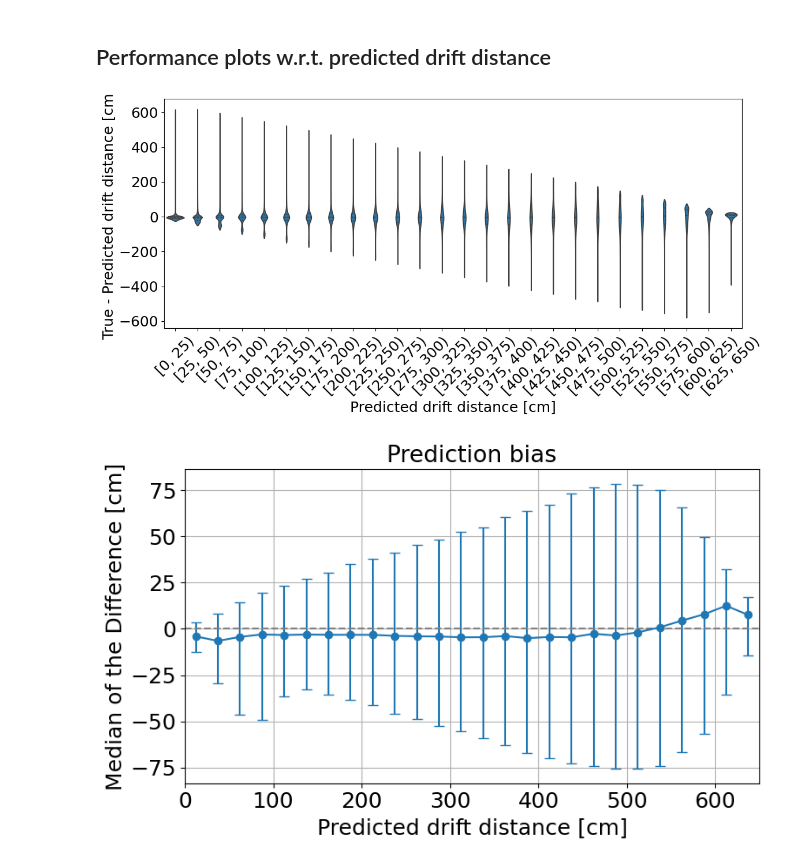
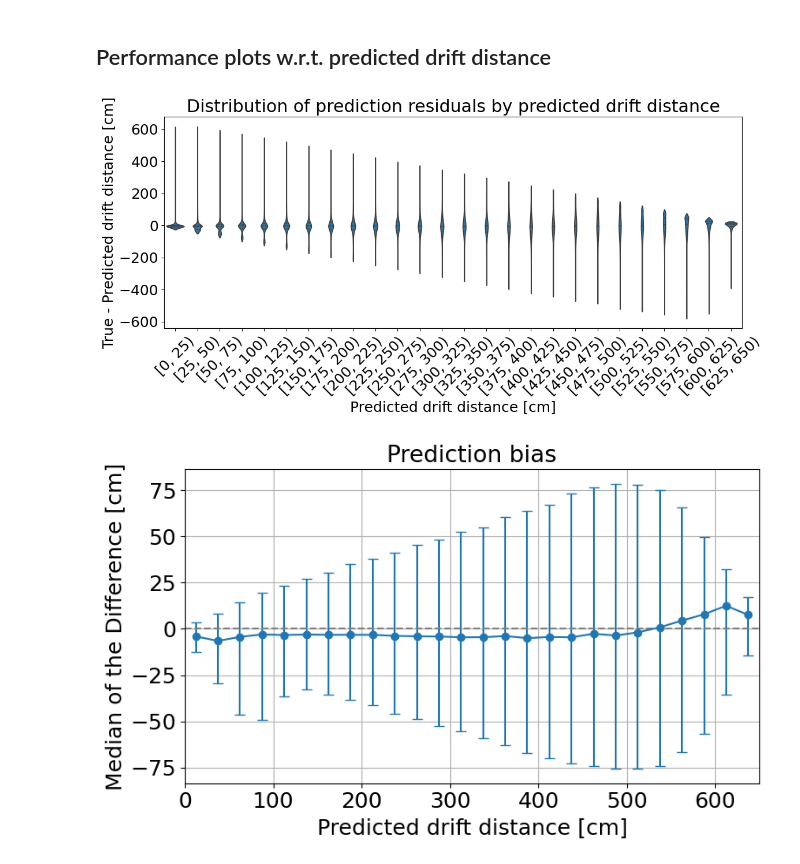
Before and after one commit to wangbtc/GAMPix4SNe, a Jupyter notebook: Analysis/plotNNPerformance.ipynb, the cells around one changed output. Drawn from its saved outputs; the diff is of its cells as text; code cells hidden in the pictures.

```diff
--- a/Analysis/plotNNPerformance.ipynb
+++ b/Analysis/plotNNPerformance.ipynb
@@ -98,7 +98,7 @@ def plot_drift_performance(
 
     # absolute summary
     abs_summary = (
-        work_df.groupby("drift_bin")["diff"]
+        work_df.groupby("drift_bin", observed = True)["diff"]
         .quantile([0.16, 0.50, 0.84])
         .unstack()
         .rename(columns = {0.16: "diff_q16", 0.50: "diff_q50", 0.84: "diff_q84"})
@@ -107,14 +107,14 @@ def plot_drift_performance(
     # relative summary
     rel_summary = (
         work_df.dropna(subset = ["rel_diff"])
-        .groupby("drift_bin")["rel_diff"]
+        .groupby("drift_bin", observed = True)["rel_diff"]
         .quantile([0.16, 0.50, 0.84])
         .unstack()
         .rename(columns = {0.16: "rel_q16", 0.50: "rel_q50", 0.84: "rel_q84"})
     )
 
     # counts and x positions
-    count_summary = work_df.groupby("drift_bin").size().to_frame("count")
+    count_summary = work_df.groupby("drift_bin", observed = True).size().to_frame("count")
 
     summary = abs_summary.join(rel_summary, how = "left").join(count_summary, how = "left").reset_index()
 
@@ -137,7 +137,7 @@ def plot_drift_performance(
 # %% [markdown]
 ## Performance plots w.r.t. predicted drift distance
 # %%
-work_df, summary = plot_drift_performance(
+work_df_pred, summary_pred = plot_drift_performance(
     df,
     ref_col = "pred_drift",
     compare_col = "drift_avg",
@@ -149,29 +149,29 @@ figsize_summary = (8, 5)
 # %%
 # --------------------
 # 1. Violin plot
 # --------------------
 plt.rcParams.update({"font.size": 18,
                      "axes.labelsize": 18,
                      "xtick.labelsize": 18,
                      "ytick.labelsize": 18,})
 fig, ax = plt.subplots(figsize = figsize_violin)
 
 sns.violinplot(
-    data = work_df,
+    data = work_df_pred,
     x = "drift_bin_label",
     y = "diff",
     inner = "quartile",
     cut = 0,
     ax = ax
 )
 ax.set_xlabel(f"Predicted drift distance [cm]")
 ax.set_ylabel(f"True - Predicted drift distance [cm]")
-# ax.set_title("Distribution of prediction residuals by truth bin")
+ax.set_title("Distribution of prediction residuals by predicted drift distance")
 ax.tick_params(axis = "x", labelrotation = 45)
 plt.tight_layout()
 plt.show()
 # %% [output]
-[figure, old version]
+[figure, new version]
 # %%
 # --------------------
 # 2. Bias plot
```
Also changed, not shown: parts of 17 cells of this notebook.
